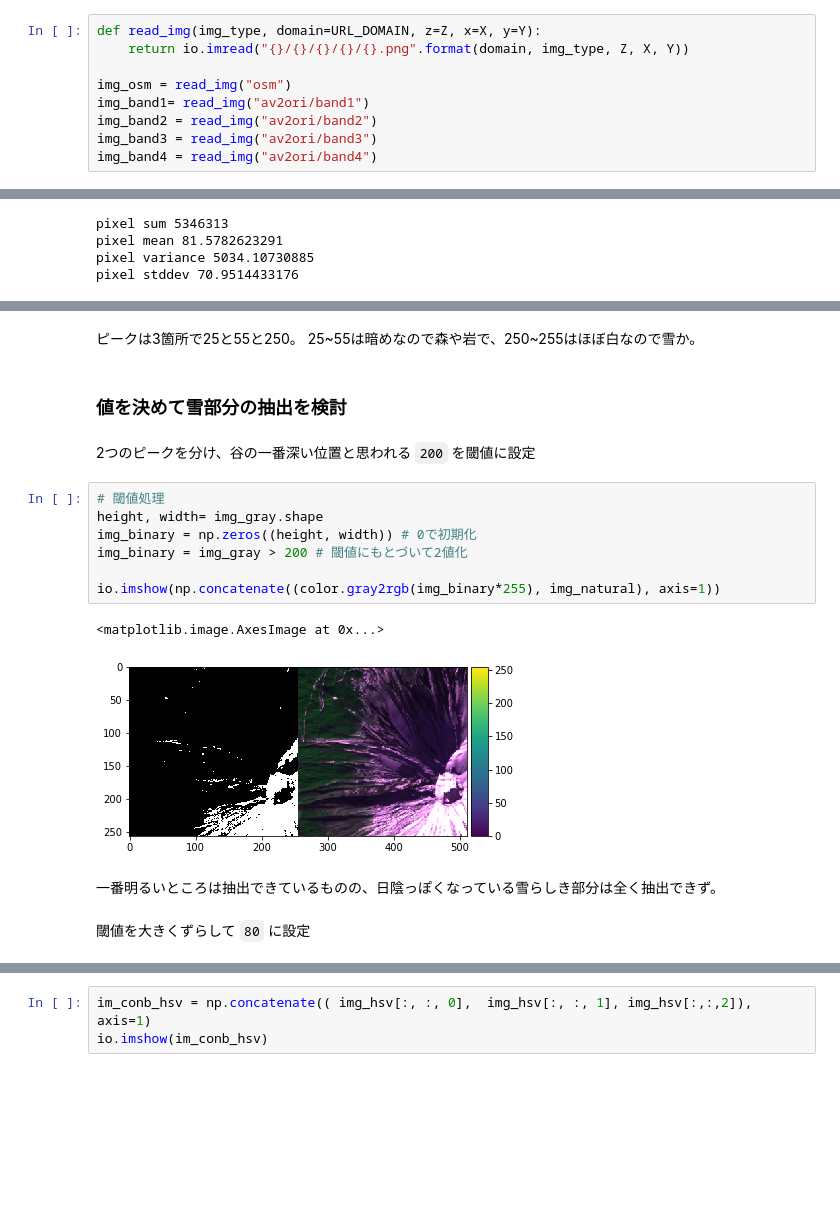
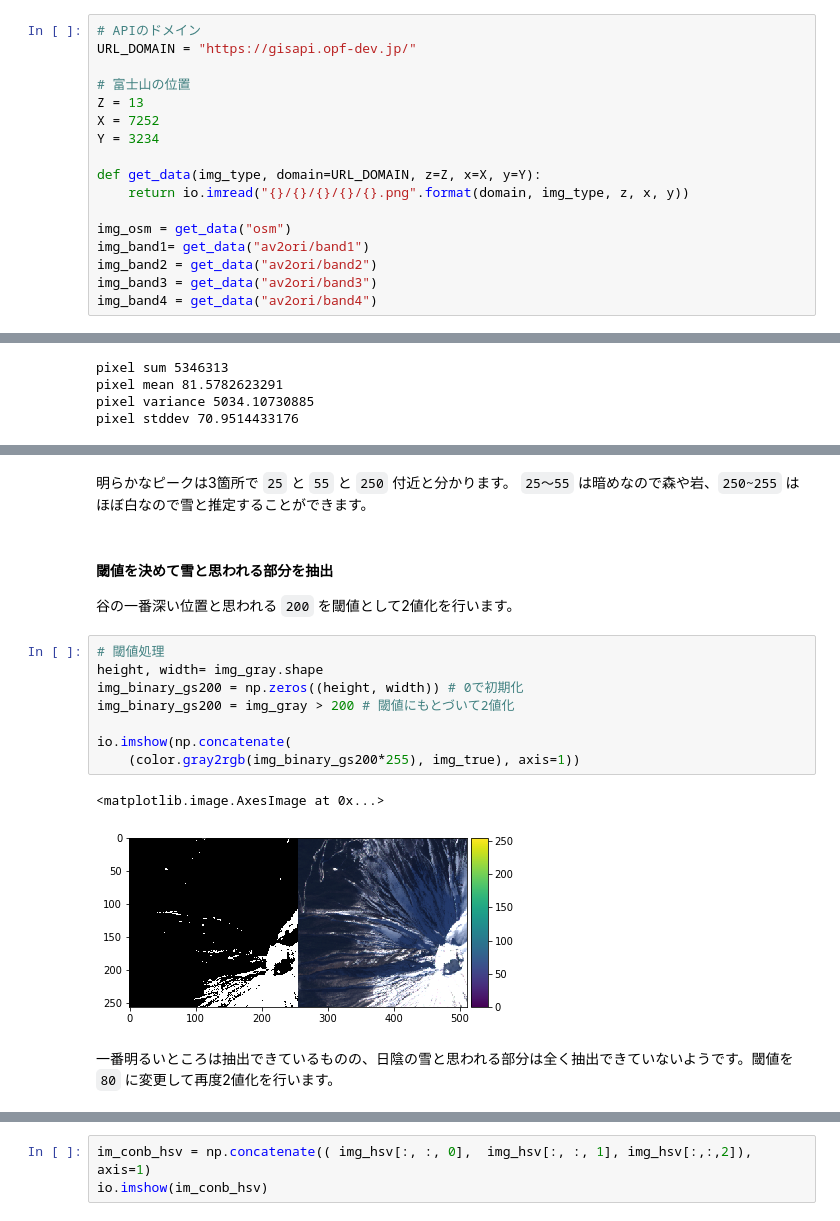
Before and after one commit to tellusxdp/sdav, a Jupyter notebook: notebooks/analysis/光学画像の基礎分析1（雪判定）.ipynb, the cells around one changed output, grey strips where cells are left out. Saved outputs shown, nothing was run; the diff lists cells and outputs as text; blank space fills up the shorter version.

```diff
--- a/notebooks/analysis/光学画像の基礎分析.ipynb
+++ b/notebooks/analysis/光学画像の基礎分析1（雪判定）.ipynb
@@ -19,9 +25,17 @@ Y=3234
 # %%
-def read_img(img_type, domain=URL_DOMAIN, z=Z, x=X, y=Y):
-    return io.imread("{}/{}/{}/{}/{}.png".format(domain, img_type, Z, X, Y))
+# APIのドメイン
+URL_DOMAIN = "https://gisapi.opf-dev.jp/"
 
-img_osm = read_img("osm")
-img_band1= read_img("av2ori/band1")
-img_band2 = read_img("av2ori/band2")
-img_band3 = read_img("av2ori/band3")
-img_band4 = read_img("av2ori/band4")
+# 富士山の位置
+Z = 13
+X = 7252
+Y = 3234
+
+def get_data(img_type, domain=URL_DOMAIN, z=Z, x=X, y=Y):
+    return io.imread("{}/{}/{}/{}/{}.png".format(domain, img_type, z, x, y))
+
+img_osm = get_data("osm")
+img_band1= get_data("av2ori/band1")
+img_band2 = get_data("av2ori/band2")
+img_band3 = get_data("av2ori/band3")
+img_band4 = get_data("av2ori/band4")
@@ -139,25 +171,23 @@ plt.plot(hists)
 # %% [output]
 [<matplotlib.lines.Line2D at 0x...>]
 [figure]
-# %% [markdown]
-ピークは3箇所で25と55と250。
-25~55は暗めなので森や岩で、250~255はほぼ白なので雪か。
-# %% [markdown]
-### 値を決めて雪部分の抽出を検討
-# %% [markdown]
-2つのピークを分け、谷の一番深い位置と思われる `200` を閾値に設定
+# %% [markdown]
+明らかなピークは3箇所で `25` と `55` と `250` 付近と分かります。
+`25〜55` は暗めなので森や岩、`250~255` はほぼ白なので雪と推定することができます。
+# %% [markdown]
+#### 閾値を決めて雪と思われる部分を抽出
+谷の一番深い位置と思われる `200` を閾値として2値化を行います。
 # %%
 # 閾値処理
 height, width= img_gray.shape
-img_binary = np.zeros((height, width)) # 0で初期化
-img_binary = img_gray > 200 # 閾値にもとづいて2値化
+img_binary_gs200 = np.zeros((height, width)) # 0で初期化
+img_binary_gs200 = img_gray > 200 # 閾値にもとづいて2値化
 
-io.imshow(np.concatenate((color.gray2rgb(img_binary*255), img_natural), axis=1))
+io.imshow(np.concatenate(
+    (color.gray2rgb(img_binary_gs200*255), img_true), axis=1))
 # %% [output]
 <matplotlib.image.AxesImage at 0x...>
-[figure, old version]
+[figure, new version]
-# %% [markdown]
-一番明るいところは抽出できているものの、日陰っぽくなっている雪らしき部分は全く抽出できず。
-# %% [markdown]
-閾値を大きくずらして `80` に設定
+# %% [markdown]
+一番明るいところは抽出できているものの、日陰の雪と思われる部分は全く抽出できていないようです。閾値を `80` に変更して再度2値化を行います。
 # %%
```
Also changed, not shown: parts of 54 cells of this notebook, 1 other file.
